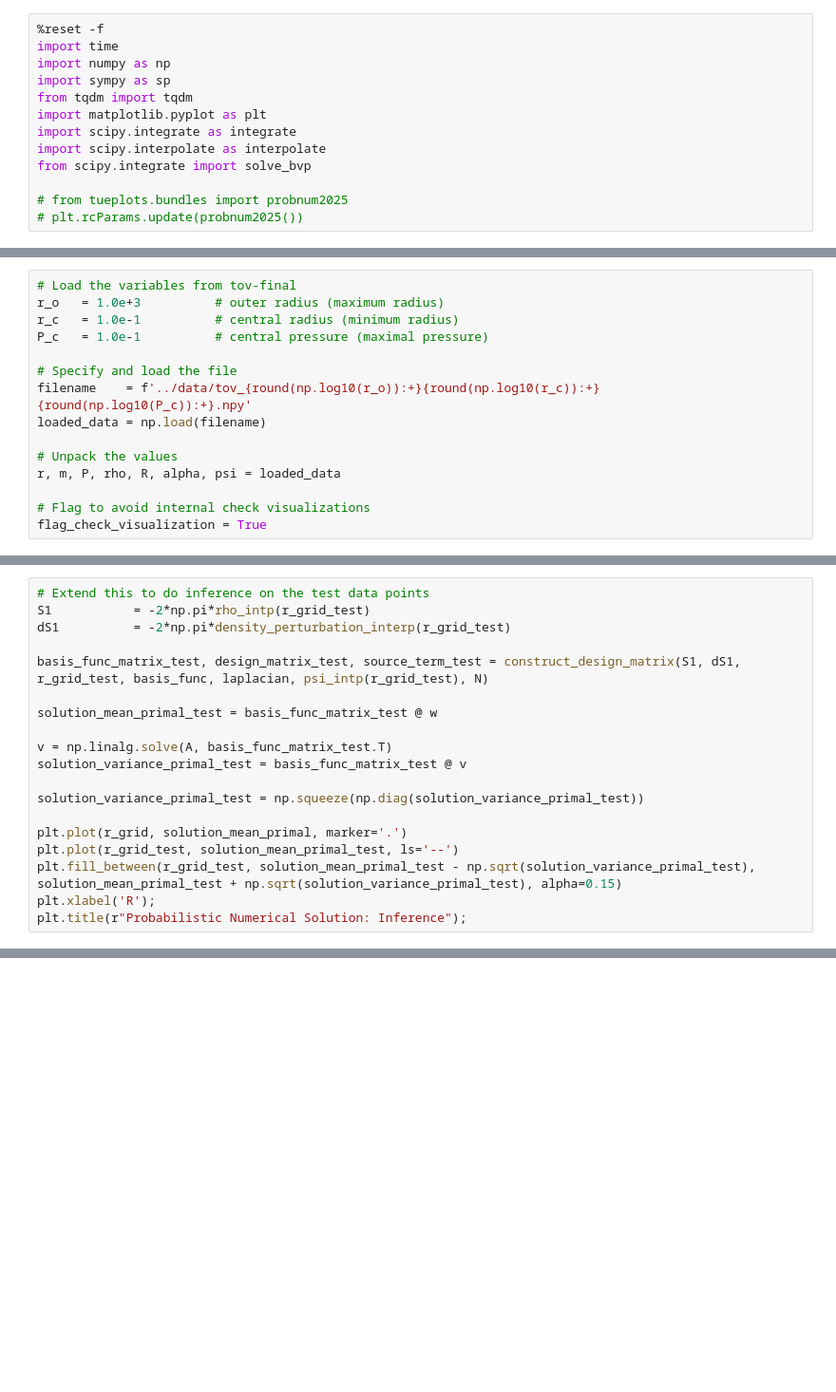
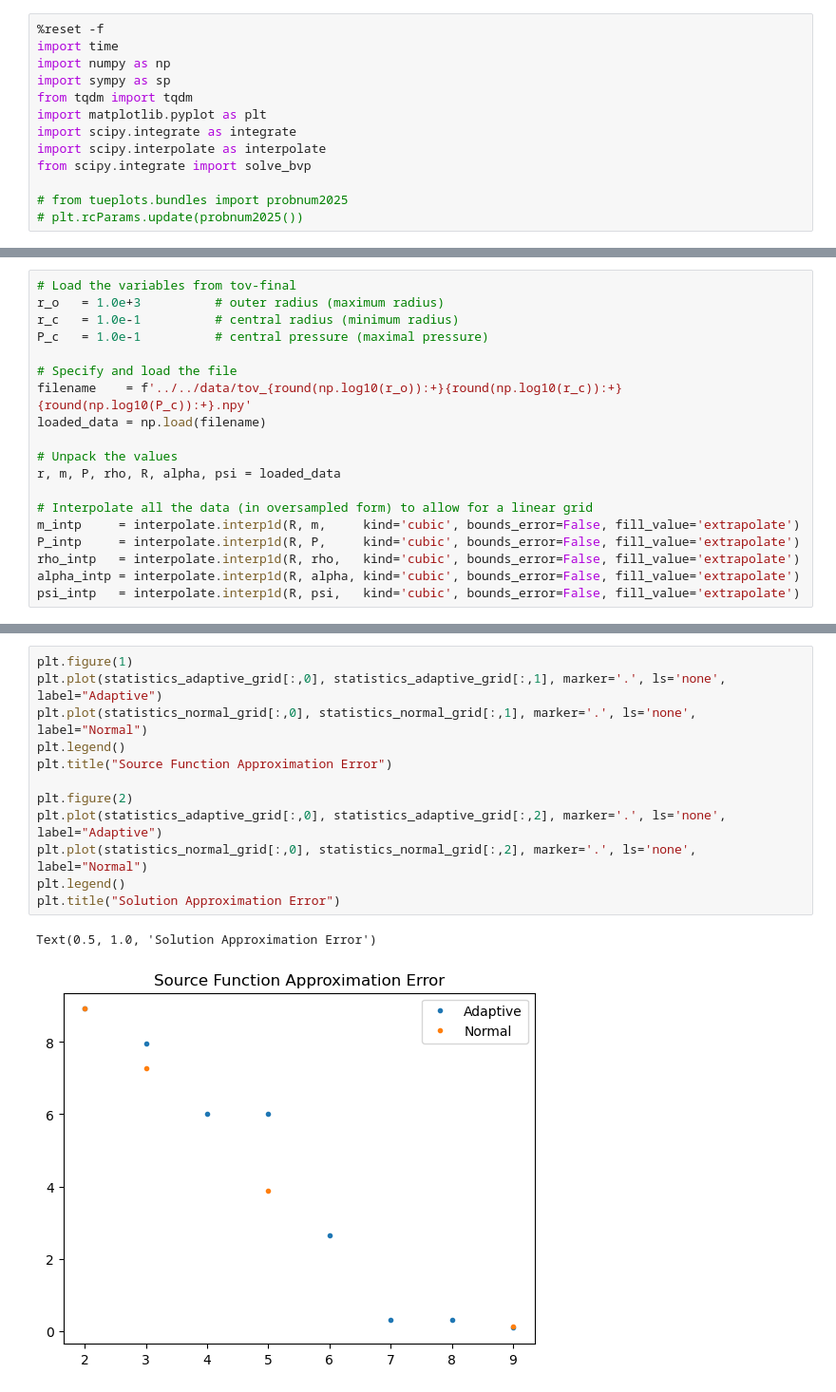
Before and after one commit to Poincare-code/henri, a Jupyter notebook: notebooks/validation-notebooks/Relevant/Discretizaton_Test.ipynb, the cells around one changed output, grey strips where cells are left out. Shown at 95% size. Saved outputs shown, nothing was run; the diff lists cells and outputs as text; blank space fills up the shorter version.

```diff
--- a/notebooks/validation-notebooks/Relevant/Discretizaton_Test.ipynb
+++ b/notebooks/validation-notebooks/Relevant/Discretizaton_Test.ipynb
@@ -24,11 +20,15 @@ r_c   = 1.0e-1          # central radius (minimum radius)
 P_c   = 1.0e-1          # central pressure (maximal pressure)
 
 # Specify and load the file
-filename    = f'../data/tov_{round(np.log10(r_o)):+}{round(np.log10(r_c)):+}{round(np.log10(P_c)):+}.npy'
+filename    = f'../../data/tov_{round(np.log10(r_o)):+}{round(np.log10(r_c)):+}{round(np.log10(P_c)):+}.npy'
 loaded_data = np.load(filename)
 
 # Unpack the values
 r, m, P, rho, R, alpha, psi = loaded_data
 
-# Flag to avoid internal check visualizations
-flag_check_visualization = True
+# Interpolate all the data (in oversampled form) to allow for a linear grid
+m_intp     = interpolate.interp1d(R, m,     kind='cubic', bounds_error=False, fill_value='extrapolate')
+P_intp     = interpolate.interp1d(R, P,     kind='cubic', bounds_error=False, fill_value='extrapolate')
+rho_intp   = interpolate.interp1d(R, rho,   kind='cubic', bounds_error=False, fill_value='extrapolate')
+alpha_intp = interpolate.interp1d(R, alpha, kind='cubic', bounds_error=False, fill_value='extrapolate')
+psi_intp   = interpolate.interp1d(R, psi,   kind='cubic', bounds_error=False, fill_value='extrapolate')
@@ -256,19 +214,0 @@ ax[1].set_title(r"Absolute Difference with Classical Numerical Solution");
-# %%
-# Extend this to do inference on the test data points
-S1           = -2*np.pi*rho_intp(r_grid_test)
-dS1          = -2*np.pi*density_perturbation_interp(r_grid_test)
-
-basis_func_matrix_test, design_matrix_test, source_term_test = construct_design_matrix(S1, dS1, r_grid_test, basis_func, laplacian, psi_intp(r_grid_test), N)
-
-solution_mean_primal_test = basis_func_matrix_test @ w
-
-v = np.linalg.solve(A, basis_func_matrix_test.T)
-solution_variance_primal_test = basis_func_matrix_test @ v
-
-solution_variance_primal_test = np.squeeze(np.diag(solution_variance_primal_test))
-
-plt.plot(r_grid, solution_mean_primal, marker='.')
-plt.plot(r_grid_test, solution_mean_primal_test, ls='--')
-plt.fill_between(r_grid_test, solution_mean_primal_test - np.sqrt(solution_variance_primal_test), solution_mean_primal_test + np.sqrt(solution_variance_primal_test), alpha=0.15)
-plt.xlabel('R');
-plt.title(r"Probabilistic Numerical Solution: Inference");
@@ -315,0 +389,15 @@ plt.plot(r_grid, np.zeros_like(r_grid), marker='.', linestyle='none', color='bla
+# %%
+plt.figure(1)
+plt.plot(statistics_adaptive_grid[:,0], statistics_adaptive_grid[:,1], marker='.', ls='none', label="Adaptive")
+plt.plot(statistics_normal_grid[:,0], statistics_normal_grid[:,1], marker='.', ls='none', label="Normal")
+plt.legend()
+plt.title("Source Function Approximation Error")
+
+plt.figure(2)
+plt.plot(statistics_adaptive_grid[:,0], statistics_adaptive_grid[:,2], marker='.', ls='none', label="Adaptive")
+plt.plot(statistics_normal_grid[:,0], statistics_normal_grid[:,2], marker='.', ls='none', label="Normal")
+plt.legend()
+plt.title("Solution Approximation Error")
+# %% [output]
+Text(0.5, 1.0, 'Solution Approximation Error')
+[figure, added]
```
Also changed, not shown: parts of 21 cells of this notebook, 2 other files.
